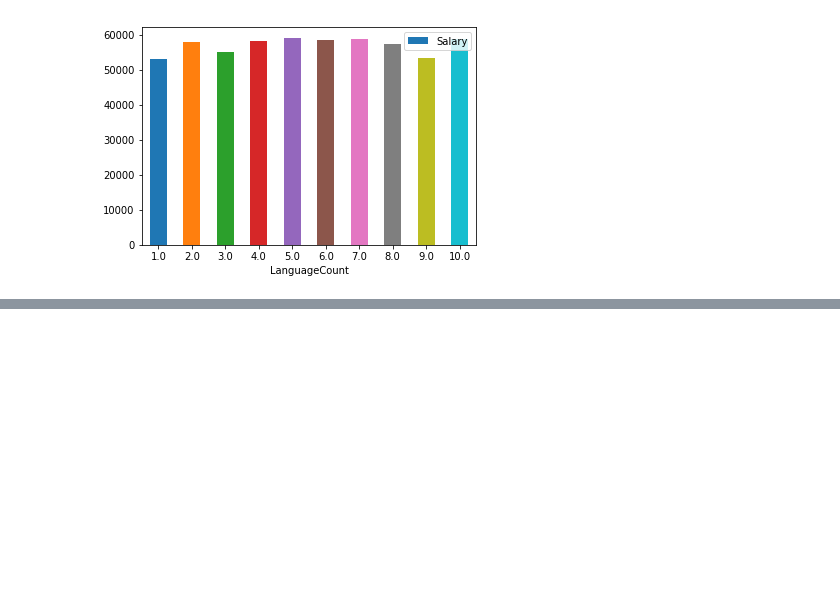
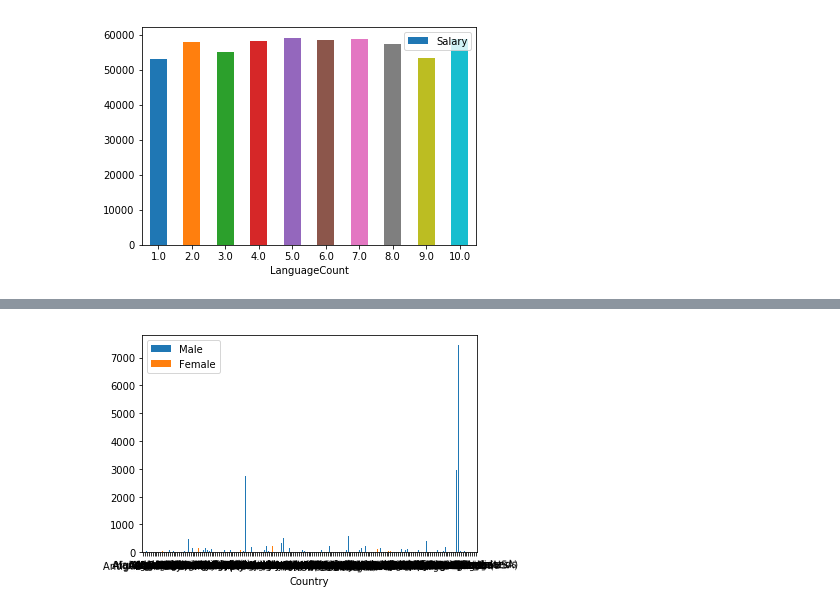
Before and after one commit to rowhitswami/StackOverFlow-Survey-17, a Jupyter notebook: application.ipynb, the cells around one changed output, grey strips where cells are left out. Drawn from its saved outputs; the diff is of its cells as text; code cells hidden in the pictures; blank space fills up the shorter version.

Commit message:
Complete Gender Ratio Ojective

```diff
--- a/application.ipynb
+++ b/application.ipynb
@@ -4,6 +4,7 @@ import matplotlib.pyplot as p
 # %%
 df = pd.read_csv('survey_results_public.csv')
 testing_df = df.copy(deep=True)
+testing_df2 = df.copy(deep=True)
 testing_df.shape
 # %% [output]
 (51392, 154)
@@ -47,3 +52,8 @@ ax = c.plot.bar(x='LanguageCount', y='Salary', rot=0)
 # %% [output]
 Average Salary 57044.46114557163
 [figure]
+# %%
+searchfor = ['Gender non-conforming', 'Transgender; Gender non-conforming','Gender non-conforming; Other', 'Transgender; Other', 'Transgender', 'Other', 'Male; Female']
+testing_df2.dropna(subset=['Gender'], inplace=True)
+testing_df2 = testing_df2[~testing_df2.Gender.str.contains('|'.join(searchfor))]
+testing_df2['Gender'].unique()
@@ -49,0 +62,3 @@ Average Salary 57044.46114557163
+# %%
+testing_df2.reset_index(drop=True, inplace=True)
+testing_df2.drop(['Respondent'], axis=1)
@@ -49,0 +84,9 @@ Average Salary 57044.46114557163
+# %%
+testing_df2[['Country', 'Gender']]
+d = testing_df2.pivot_table(index='Country', columns='Gender', aggfunc='size',
+               fill_value=0)
+
+e = pd.DataFrame({'Male': d['Male'], 'Female': d['Female']}, index=d.index)
+ax = e.plot.bar(rot=1)
+# %% [output]
+[figure, added]
```
Also changed, not shown: parts of 4 cells of this notebook, 5 other files.
